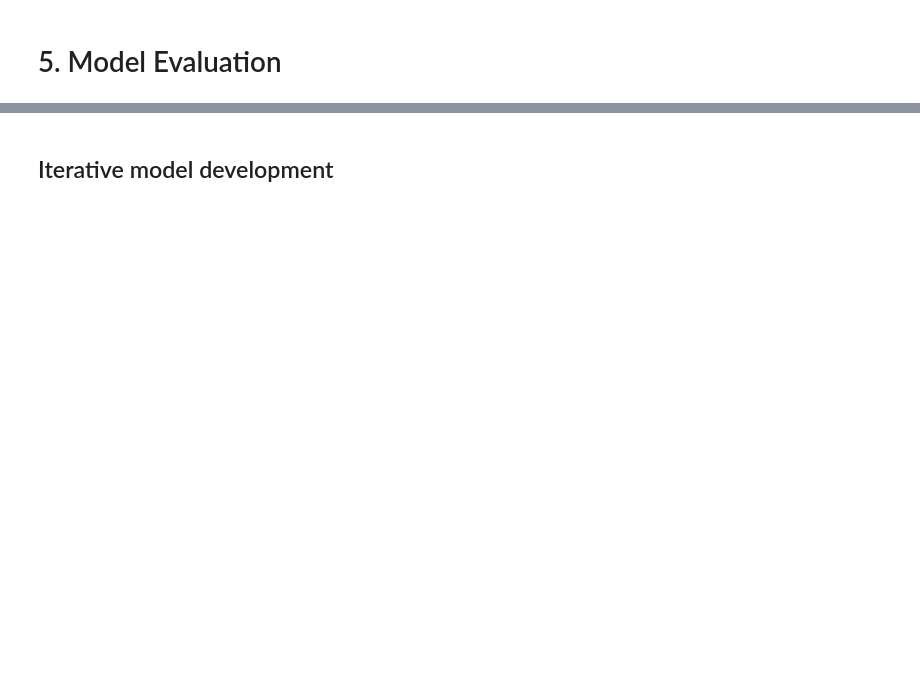
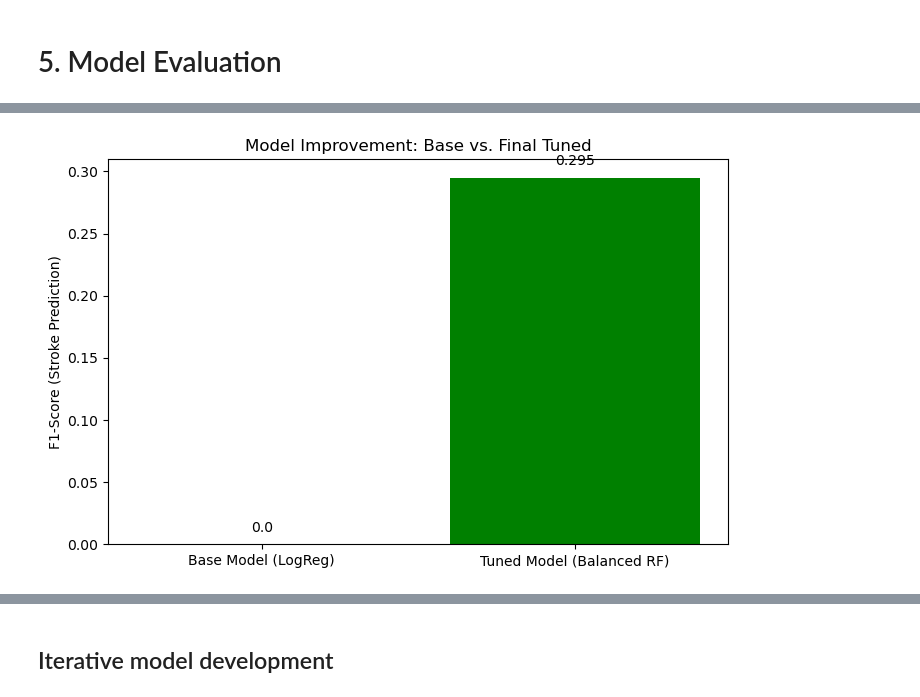
Before and after one commit to Frogkri/MLDP, a Jupyter notebook: MLDP Program Codes Submission Template.ipynb, the cells around one changed output, grey strips where cells are left out. Drawn from its saved outputs; the diff is of its cells as text; code cells hidden in the pictures; blank space fills up the shorter version.

```diff
--- a/MLDP Program Codes Submission Template.ipynb
+++ b/MLDP Program Codes Submission Template.ipynb
@@ -267,2 +356,22 @@ print(f"Final Accuracy: {accuracy_score(y_test, final_predictions):.2f}")
+# %%
+import matplotlib.pyplot as plt
+
+# Comparison Data
+models = ['Base Model (LogReg)', 'Tuned Model (Balanced RF)']
+f1_scores = [f1_score(y_test, base_preds), f1_score(y_test, final_preds)]
+
+plt.figure(figsize=(8, 5))
+bars = plt.bar(models, f1_scores, color=['gray', 'green'])
+plt.title('Model Improvement: Base vs. Final Tuned')
+plt.ylabel('F1-Score (Stroke Prediction)')
+
+# Add value labels on top of bars
+for bar in bars:
+    yval = bar.get_height()
+    plt.text(bar.get_x() + bar.get_width()/2, yval + 0.01, round(yval, 4), ha='center')
+
+plt.show()
+# %% [output]
+[figure, added]
 # %%
 ## New data
```
Also changed, not shown: parts of 15 cells of this notebook, 1 other file.
